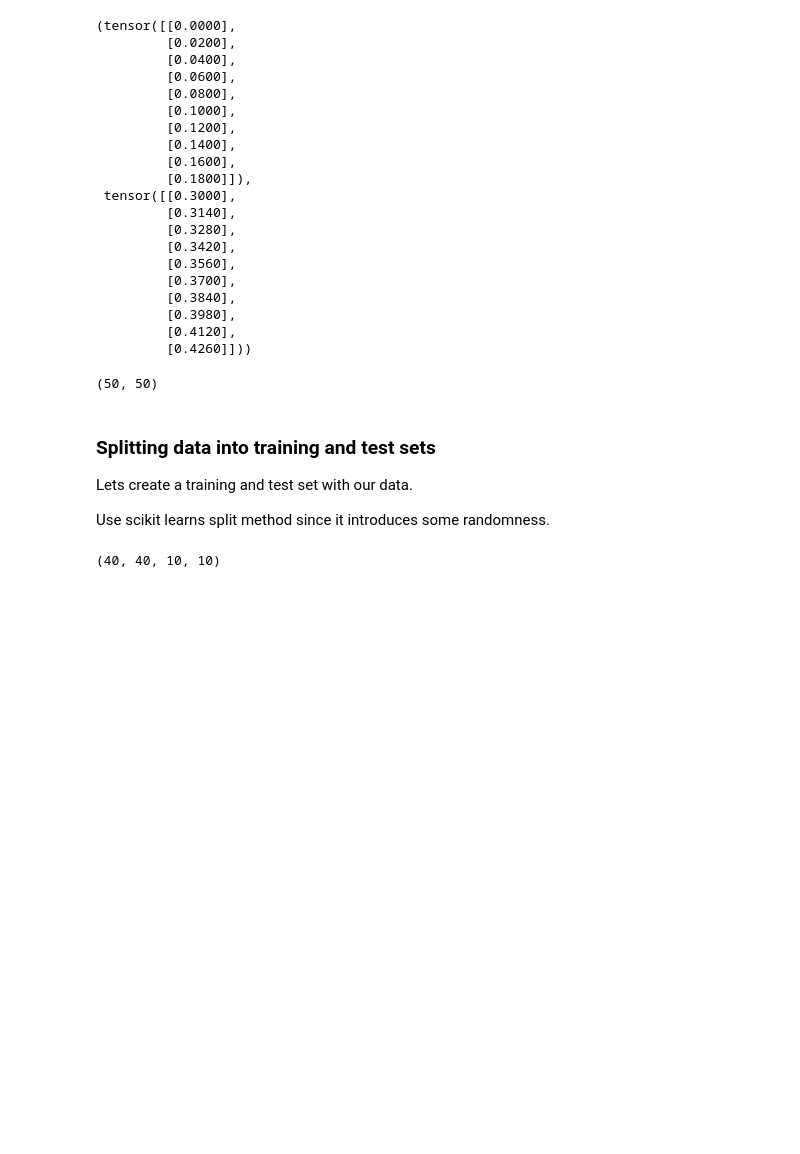
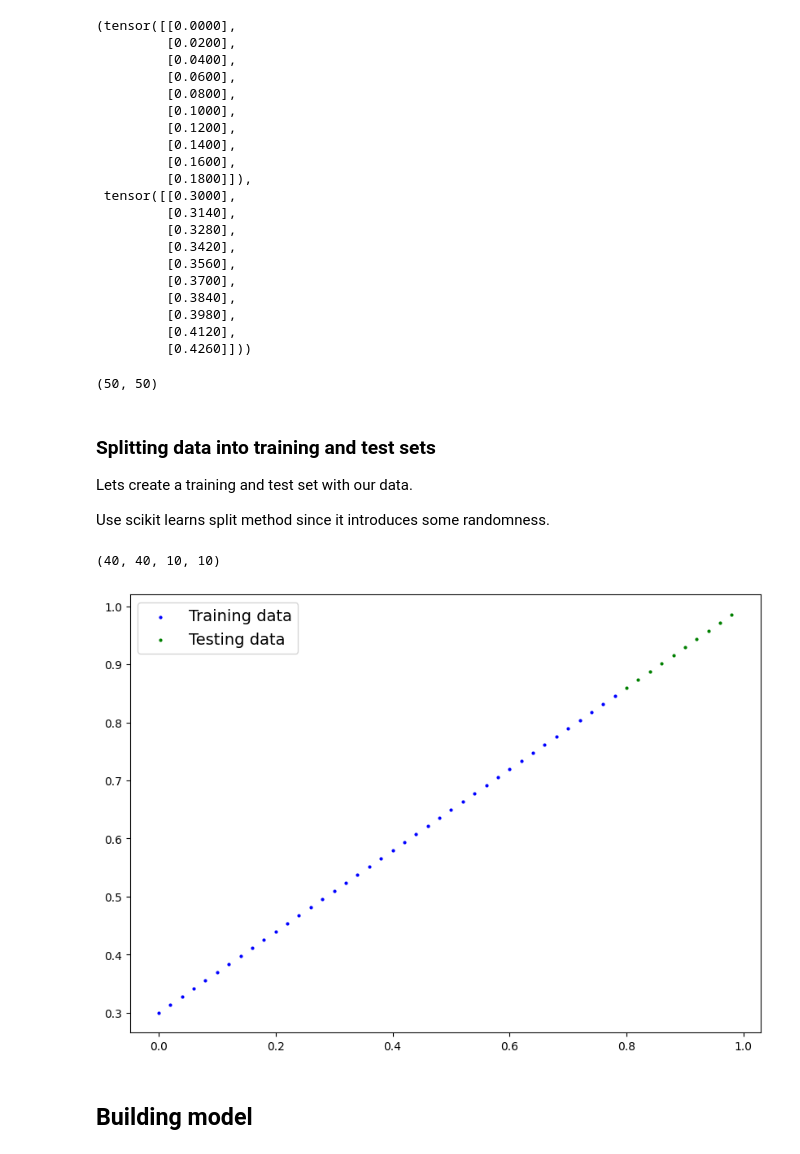
Before and after one commit to DigoShane/GitHub-ML, a Jupyter notebook: 01_pytorch_Workflow_ZTM.ipynb, the cells around one changed output. Cells and saved outputs as stored; diff of their text form; code cells hidden in the pictures; blank space fills up the shorter version.

```diff
--- a/01_pytorch_Workflow_ZTM.ipynb
+++ b/01_pytorch_Workflow_ZTM.ipynb
@@ -71,3 +71,21 @@ X_test, y_test = X[train_split:], y[train_split:]
 len(X_train), len(y_train), len(X_test), len(y_test)
 # %% [output]
 (40, 40, 10, 10)
+# %%
+import matplotlib.pyplot as plt
+# WE have hard coded the inputs so we dont need to pass anything when we run the function
+def  plot_prediction(tr_d = X_train, tr_l = y_train, te_d = X_test, te_l = y_test, prediction = None):
+  plt.figure(figsize = (10, 7))
+  #Scatter plot
+  plt.scatter(tr_d, tr_l, c = "b", s = 4, label = "Training data")
+  plt.scatter(te_d, te_l, c = "g", s = 4, label = "Testing data")
+  #Are there predictions
+  if prediction is not None:
+    plt.scatter(te_d, prediction, c = "r", s = 4, label = "Predictions")
+  plt.legend(prop = {"size": 14})
+# %%
+plot_prediction();
+# %% [output]
+[figure, added]
+# %% [markdown]
+## Building model
```
Also changed, not shown: parts of 16 cells of this notebook.
